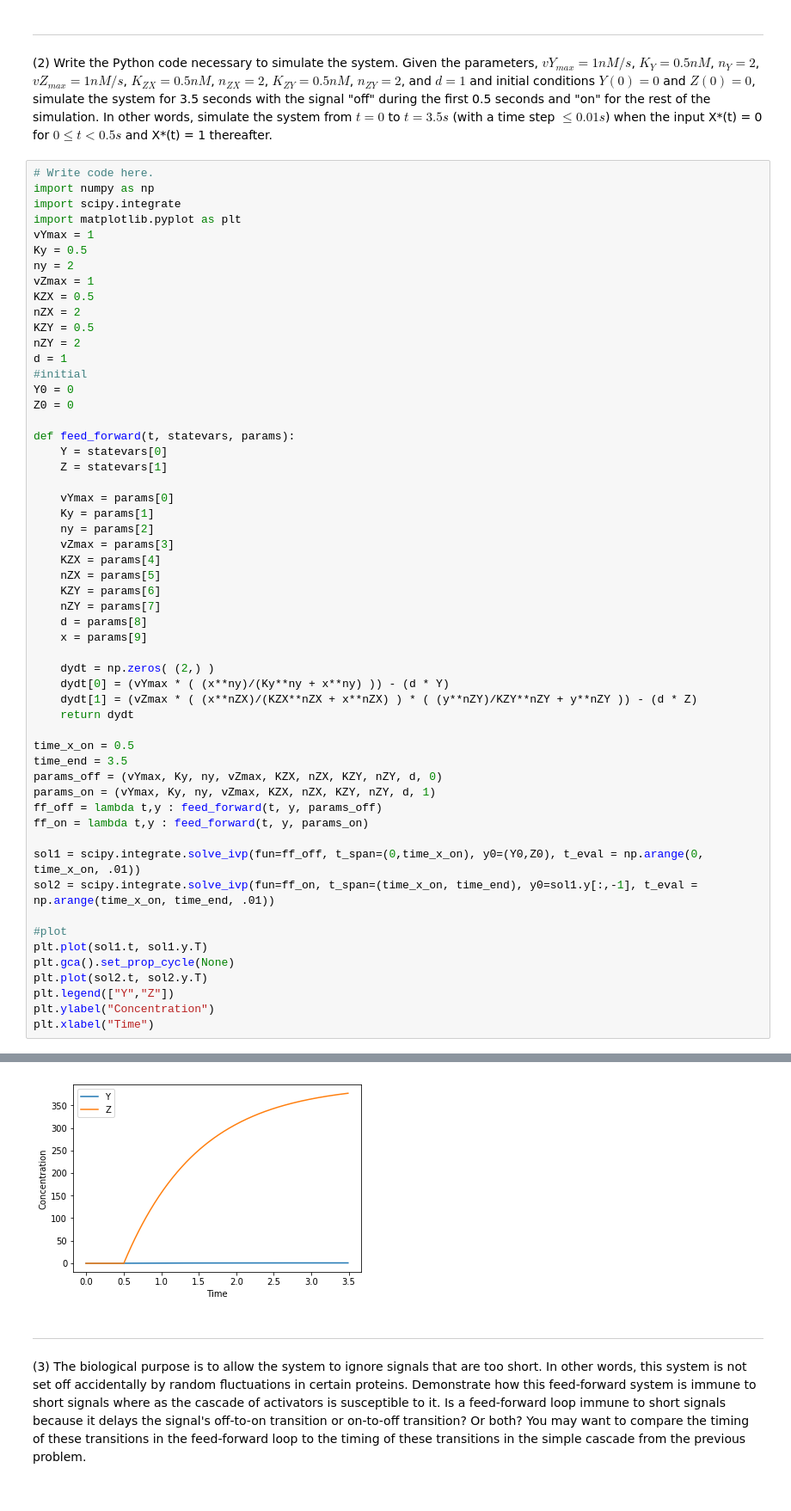
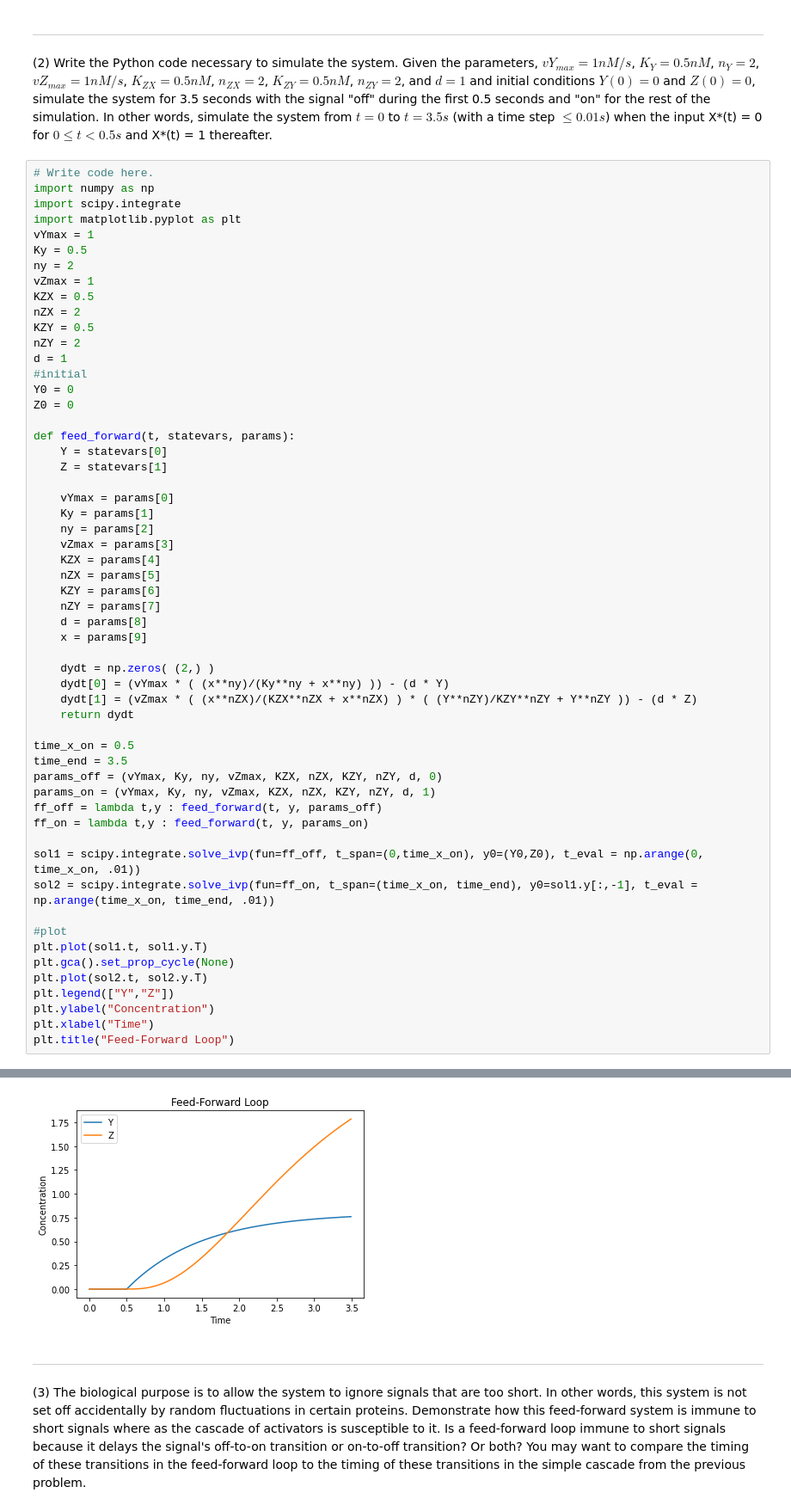
Before and after one commit to hmhwan21/cs341projects, a Jupyter notebook: proj2/Project2.ipynb, the cells around one changed output, grey strips where cells are left out. Shown at 86% size. Saved outputs shown, nothing was run; the diff lists cells and outputs as text.

Commit message:
Added graph titles

```diff
--- a/proj2/Project2.ipynb
+++ b/proj2/Project2.ipynb
@@ -300,7 +300,7 @@ def feed_forward(t, statevars, params):
 
     dydt = np.zeros( (2,) )
     dydt[0] = (vYmax * ( (x**ny)/(Ky**ny + x**ny) )) - (d * Y)
-    dydt[1] = (vZmax * ( (x**nZX)/(KZX**nZX + x**nZX) ) * ( (y**nZY)/KZY**nZY + y**nZY )) - (d * Z)
+    dydt[1] = (vZmax * ( (x**nZX)/(KZX**nZX + x**nZX) ) * ( (Y**nZY)/KZY**nZY + Y**nZY )) - (d * Z)
     return dydt
 
 time_x_on = 0.5
@@ -320,4 +320,5 @@ plt.plot(sol2.t, sol2.y.T)
 plt.legend(["Y","Z"])
 plt.ylabel("Concentration")
 plt.xlabel("Time")
+plt.title("Feed-Forward Loop")
 # %% [output]
@@ -325,4 +326,4 @@ Text(0.5, 0, 'Time')
-[figure, old version]
+[figure, new version]
 # %% [markdown]
 <hr style="border:2px solid gray"> </hr>
 
```
Also changed, not shown: parts of 5 cells of this notebook.
